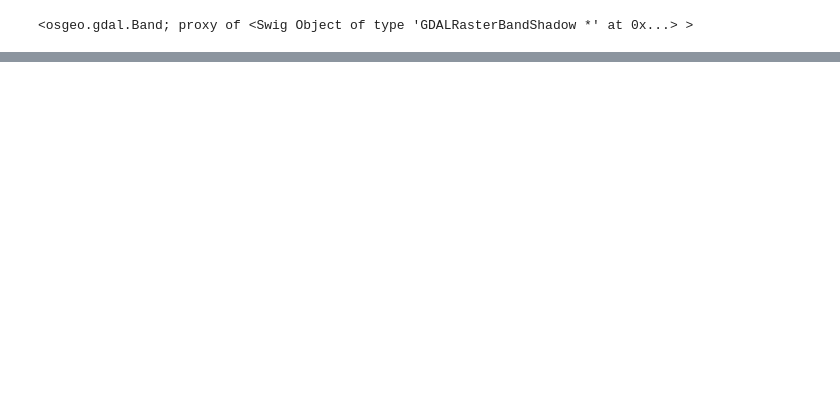
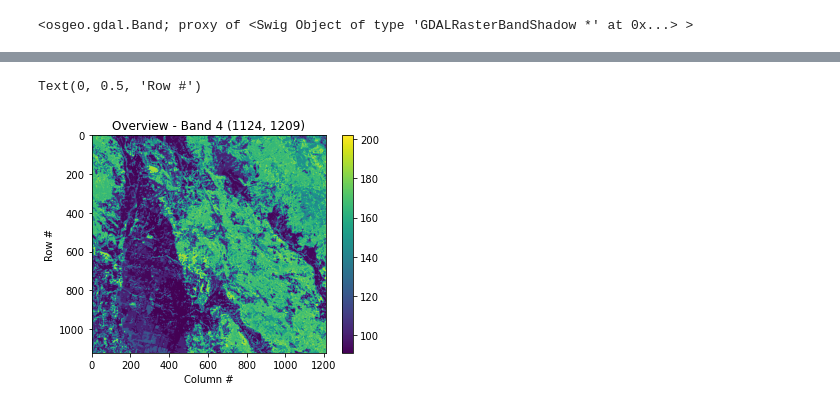
Before and after one commit to fxdawnn/VeggieWildfire, a Jupyter notebook: gdal_lcp.ipynb, the cells around one changed output, grey strips where cells are left out. Cells and saved outputs as stored; diff of their text form; code cells hidden in the pictures; blank space fills up the shorter version.

```diff
--- a/gdal_lcp.ipynb
+++ b/gdal_lcp.ipynb
@@ -141,0 +354,2 @@ myarray[0][0] = 0
+# %%
+rasters = gd.Open('landscape_lcp/Landscape_1.lcp')
@@ -141,0 +443,8 @@ myarray[0][0] = 0
+# %%
+# read raster as arrays
+banddataraster = rasters.GetRasterBand(4)
+dataraster = banddataraster.ReadAsArray().astype(numpy.float)
+
+bandmask = target_ds.GetRasterBand(1)
+datamask = bandmask.ReadAsArray().astype(numpy.float)
+datamask.shape, dataraster.shape
@@ -141,0 +462,9 @@ myarray[0][0] = 0
+# %%
+plt.imshow(dataraster)
+plt.colorbar()
+plt.title('Overview - Band 4 {}'.format(dataraster.shape))
+plt.xlabel('Column #')
+plt.ylabel('Row #')
+# %% [output]
+Text(0, 0.5, 'Row #')
+[figure, added]
```
Also changed, not shown: parts of 98 cells of this notebook, 2 other files.
